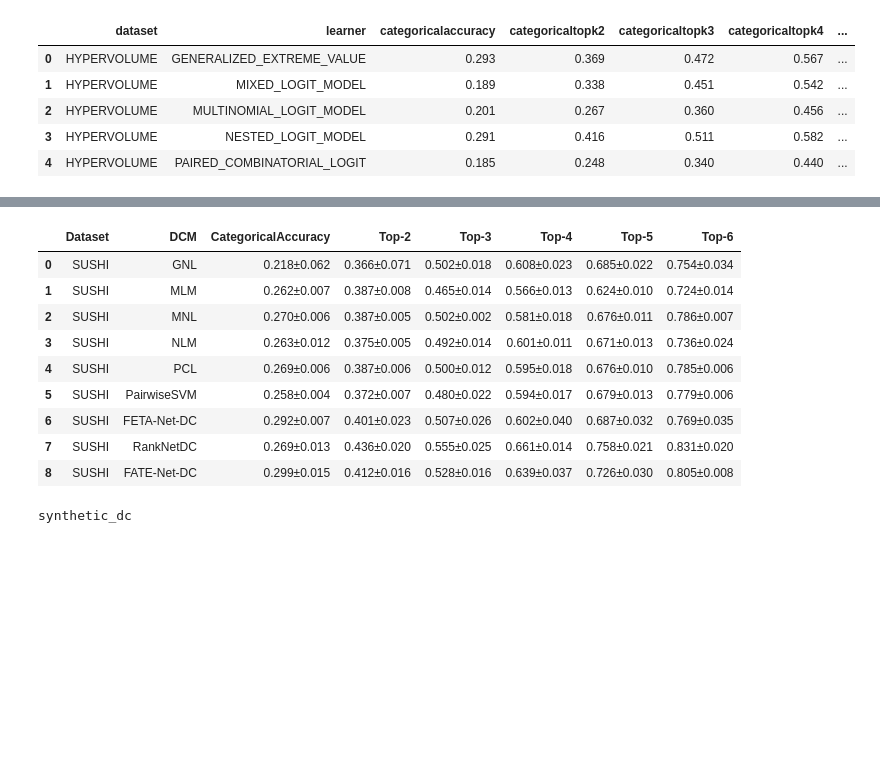
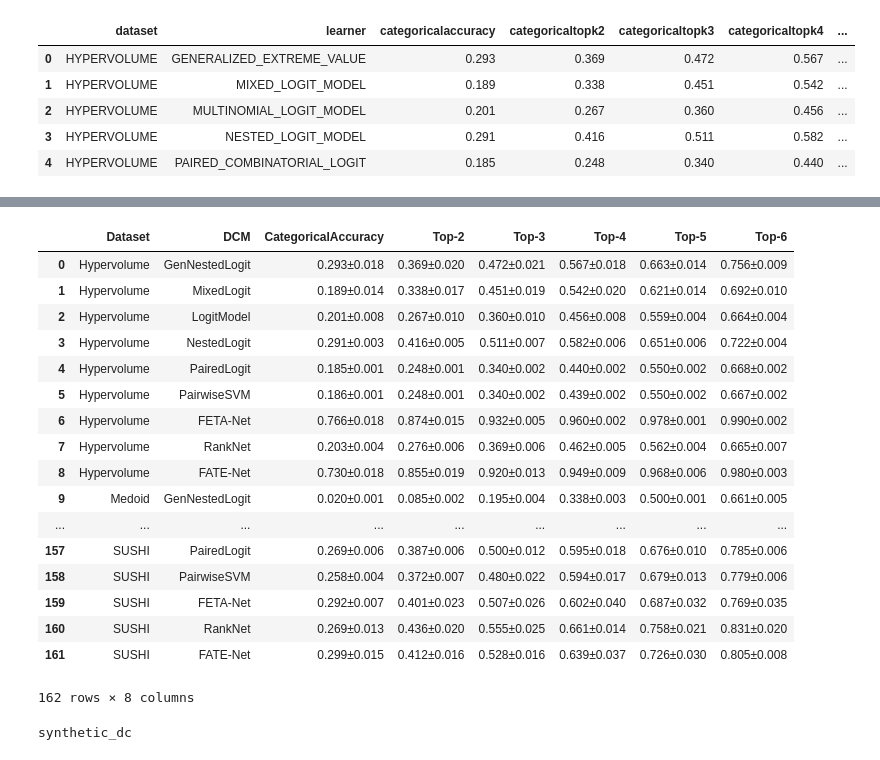
Before and after one commit to kiudee/cs-ranking, a Jupyter notebook: experiments/result_script.ipynb, the cells around one changed output, grey strips where cells are left out. Cells and saved outputs as stored; diff of their text form; code cells hidden in the pictures; blank space fills up the shorter version.

```diff
--- a/experiments/result_script.ipynb
+++ b/experiments/result_script.ipynb
@@ -103,7 +103,7 @@ def get_results_for_dataset(DATASET, del_jid = True):
         data.append(vals)
 
     self.init_connection()
-    avail_jobs = "{}.avail_jobs".format("pymc3")
+    avail_jobs = "{}.avail_jobs".format("pymc3_discrete_choice")
     select_st = select_jobs.format(results_table, avail_jobs, DATASET, metrics)
     #print(select_st)
     self.cursor_db.execute(select_st)
@@ -144,7 +144,8 @@ def get_name(name):
     named["CRITIQUE_FIT_MORE"] = "Best Critique-Fit Movie d=+1"
     named["DISSIMILAR_CRITIQUE_LESS"] = "Impostor Critique-Fit Movie d=-1"
     named["DISSIMILAR_CRITIQUE_MORE"] = "Impostor Critique-Fit Movie d=+1"
-    named["UNIQUE_MAX_OCCURRING"] = "Mode Least Angle"
+    named["UNIQUE_MAX_OCCURRING"] = "Mode"
+    named["HYPERVOLUME"] = "Pareto"
     named["SUSHI_DC"] = "SUSHI"
     named["Y_2007_N_10"] = "MQ2007 10 Objects"
     named["Y_2007_N_5"] = "MQ2007 5 Objects"
@@ -419,36 +640,56 @@ def create_combined_dfs2(DATASET, latex_row=False):
         data.append(feta_r)
         data.append(ranknet_r)
         data.append(fate_r)
-    for i in range(len(columns)):
-        if "categorical" in columns[i]:
-            if "accuracy" in columns[i]:
-                columns[i] = "CategoricalAccuracy"
+    if not latex_row:
+        for i in range(len(columns)):
+            if "categorical" in columns[i]:
+                if "accuracy" in columns[i]:
+                    columns[i] = "CategoricalAccuracy"
+                else:
+                    columns[i] = "Top-{}".format(columns[i].split("topk")[-1])
             else:
-                columns[i] = "Top-{}".format(columns[i].split("topk")[-1])
-        else:
-            columns[i] = columns[i].title()
-            if columns[i] == 'Learner':
-                columns[i] = "DCM"
-    df = pd.DataFrame(data, columns=columns)
-    df.sort_values(by='Dataset')
+                columns[i] = columns[i].title()
+                if columns[i] == 'Learner':
+                    columns[i] = "DCM"
+        df = pd.DataFrame(data, columns=columns)
+        df.sort_values(by='Dataset')
+    else:
+        df = pd.DataFrame(data, columns=columns)
+        df.sort_values(by='dataset')
     return df
 # %%
+import copy
+combined = os.path.join(DIR_PATH, 'detailedresults' , "DiscreteChoice.csv")
+dataFrame = None
 for dataset in datasets:
     df = create_combined_dfs2(dataset)
-    df_path = os.path.join(DIR_PATH, 'detailedresults' , dataset.split('_dc')[0].title()+'.csv')
+    df_path = os.path.join(DIR_PATH, 'detailedresults' , dataset.split('_dc')[0].title()+'DC.csv')
     df.to_csv(df_path, index=False, encoding='utf-8')
-df
+    if dataFrame is None:
+        dataFrame = copy.copy(df)
+    else:
+        dataFrame = dataFrame.append(df, ignore_index=True)
+dataFrame.to_csv(combined)
+dataFrame
 # %% [output]
 |  | Dataset | DCM | CategoricalAccuracy | Top-2 | Top-3 | Top-4 | Top-5 | Top-6 |
-| 0 | SUSHI | GNL | 0.218±0.062 | 0.366±0.071 | 0.502±0.018 | 0.608±0.023 | 0.685±0.022 | 0.754±0.034 |
-| 1 | SUSHI | MLM | 0.262±0.007 | 0.387±0.008 | 0.465±0.014 | 0.566±0.013 | 0.624±0.010 | 0.724±0.014 |
-| 2 | SUSHI | MNL | 0.270±0.006 | 0.387±0.005 | 0.502±0.002 | 0.581±0.018 | 0.676±0.011 | 0.786±0.007 |
-| 3 | SUSHI | NLM | 0.263±0.012 | 0.375±0.005 | 0.492±0.014 | 0.601±0.011 | 0.671±0.013 | 0.736±0.024 |
-| 4 | SUSHI | PCL | 0.269±0.006 | 0.387±0.006 | 0.500±0.012 | 0.595±0.018 | 0.676±0.010 | 0.785±0.006 |
-| 5 | SUSHI | PairwiseSVM | 0.258±0.004 | 0.372±0.007 | 0.480±0.022 | 0.594±0.017 | 0.679±0.013 | 0.779±0.006 |
-| 6 | SUSHI | FETA-Net-DC | 0.292±0.007 | 0.401±0.023 | 0.507±0.026 | 0.602±0.040 | 0.687±0.032 | 0.769±0.035 |
-| 7 | SUSHI | RankNetDC | 0.269±0.013 | 0.436±0.020 | 0.555±0.025 | 0.661±0.014 | 0.758±0.021 | 0.831±0.020 |
-| 8 | SUSHI | FATE-Net-DC | 0.299±0.015 | 0.412±0.016 | 0.528±0.016 | 0.639±0.037 | 0.726±0.030 | 0.805±0.008 |
+| 0 | Hypervolume | GenNestedLogit | 0.293±0.018 | 0.369±0.020 | 0.472±0.021 | 0.567±0.018 | 0.663±0.014 | 0.756±0.009 |
+| 1 | Hypervolume | MixedLogit | 0.189±0.014 | 0.338±0.017 | 0.451±0.019 | 0.542±0.020 | 0.621±0.014 | 0.692±0.010 |
+| 2 | Hypervolume | LogitModel | 0.201±0.008 | 0.267±0.010 | 0.360±0.010 | 0.456±0.008 | 0.559±0.004 | 0.664±0.004 |
+| 3 | Hypervolume | NestedLogit | 0.291±0.003 | 0.416±0.005 | 0.511±0.007 | 0.582±0.006 | 0.651±0.006 | 0.722±0.004 |
+| 4 | Hypervolume | PairedLogit | 0.185±0.001 | 0.248±0.001 | 0.340±0.002 | 0.440±0.002 | 0.550±0.002 | 0.668±0.002 |
+| 5 | Hypervolume | PairwiseSVM | 0.186±0.001 | 0.248±0.001 | 0.340±0.002 | 0.439±0.002 | 0.550±0.002 | 0.667±0.002 |
+| 6 | Hypervolume | FETA-Net | 0.766±0.018 | 0.874±0.015 | 0.932±0.005 | 0.960±0.002 | 0.978±0.001 | 0.990±0.002 |
+| 7 | Hypervolume | RankNet | 0.203±0.004 | 0.276±0.006 | 0.369±0.006 | 0.462±0.005 | 0.562±0.004 | 0.665±0.007 |
+| 8 | Hypervolume | FATE-Net | 0.730±0.018 | 0.855±0.019 | 0.920±0.013 | 0.949±0.009 | 0.968±0.006 | 0.980±0.003 |
+| 9 | Medoid | GenNestedLogit | 0.020±0.001 | 0.085±0.002 | 0.195±0.004 | 0.338±0.003 | 0.500±0.001 | 0.661±0.005 |
+| ... | ... | ... | ... | ... | ... | ... | ... | ... |
+| 157 | SUSHI | PairedLogit | 0.269±0.006 | 0.387±0.006 | 0.500±0.012 | 0.595±0.018 | 0.676±0.010 | 0.785±0.006 |
+| 158 | SUSHI | PairwiseSVM | 0.258±0.004 | 0.372±0.007 | 0.480±0.022 | 0.594±0.017 | 0.679±0.013 | 0.779±0.006 |
+| 159 | SUSHI | FETA-Net | 0.292±0.007 | 0.401±0.023 | 0.507±0.026 | 0.602±0.040 | 0.687±0.032 | 0.769±0.035 |
+| 160 | SUSHI | RankNet | 0.269±0.013 | 0.436±0.020 | 0.555±0.025 | 0.661±0.014 | 0.758±0.021 | 0.831±0.020 |
+| 161 | SUSHI | FATE-Net | 0.299±0.015 | 0.412±0.016 | 0.528±0.016 | 0.639±0.037 | 0.726±0.030 | 0.805±0.008 |
+162 rows × 8 columns
 # %%
 def plot_graphs_for_dataset(DATASET):
     #plot_file = os.path.join(DIR_PATH, "detailedresults",'graphs', "{}{}.pdf".format(DATASET.split('_dc')[0], '{}'))
```
Also changed, not shown: parts of 16 cells of this notebook, 9 other files.
